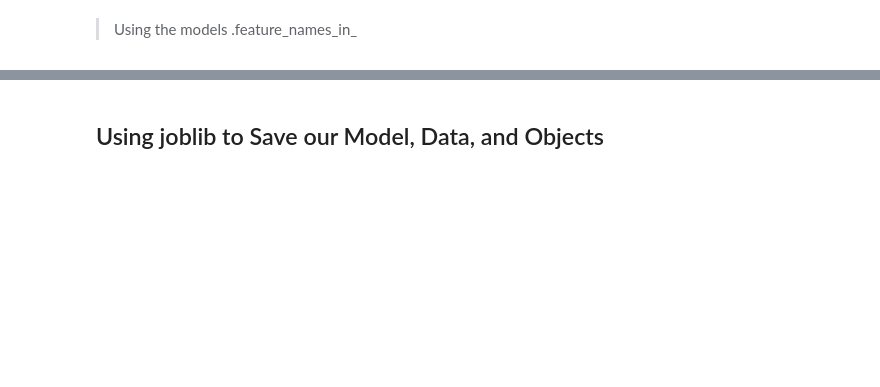
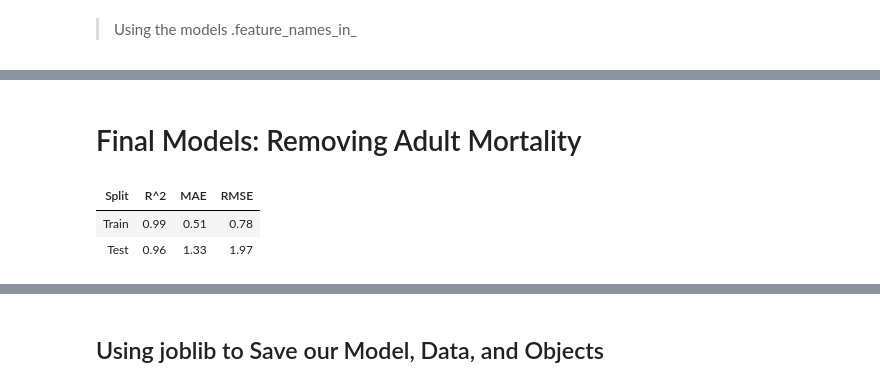
Before and after one commit to patelmedha/data-viz-wk17-codealongs-life-expectancy, a Jupyter notebook: Wk1-L01-CodeAlong-Life Expectancy.ipynb, the cells around one changed output, grey strips where cells are left out. Cells and saved outputs as stored; diff of their text form; code cells hidden in the pictures; blank space fills up the shorter version.

```diff
--- a/Wk1-L01-CodeAlong-Life Expectancy.ipynb
+++ b/Wk1-L01-CodeAlong-Life Expectancy.ipynb
@@ -401,0 +737,2 @@ ax.set(title='Feature Importance - Decision Tree Regressor',ylabel="Feature Name
+# %% [markdown]
+# Final Models: Removing Adult Mortality
@@ -401,0 +770,9 @@ ax.set(title='Feature Importance - Decision Tree Regressor',ylabel="Feature Name
+# %%
+rf_reg = RandomForestRegressor()
+rf_reg.fit(X_train_df,y_train)
+evaluate_regression(rf_reg, X_train_df, y_train,
+                    X_test_df, y_test)
+# %% [output]
+| Split | R^2 | MAE | RMSE |
+| Train | 0.99 | 0.51 | 0.78 |
+| Test | 0.96 | 1.33 | 1.97 |
```
Also changed, not shown: parts of 56 cells of this notebook, 1 other file.
